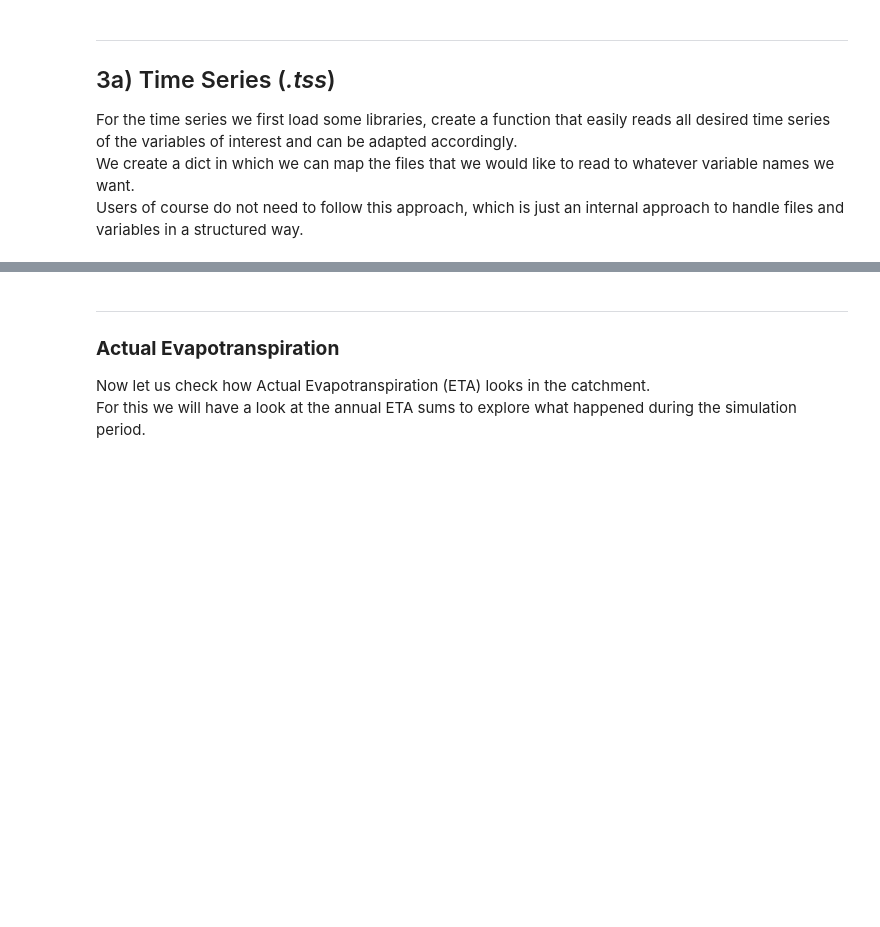
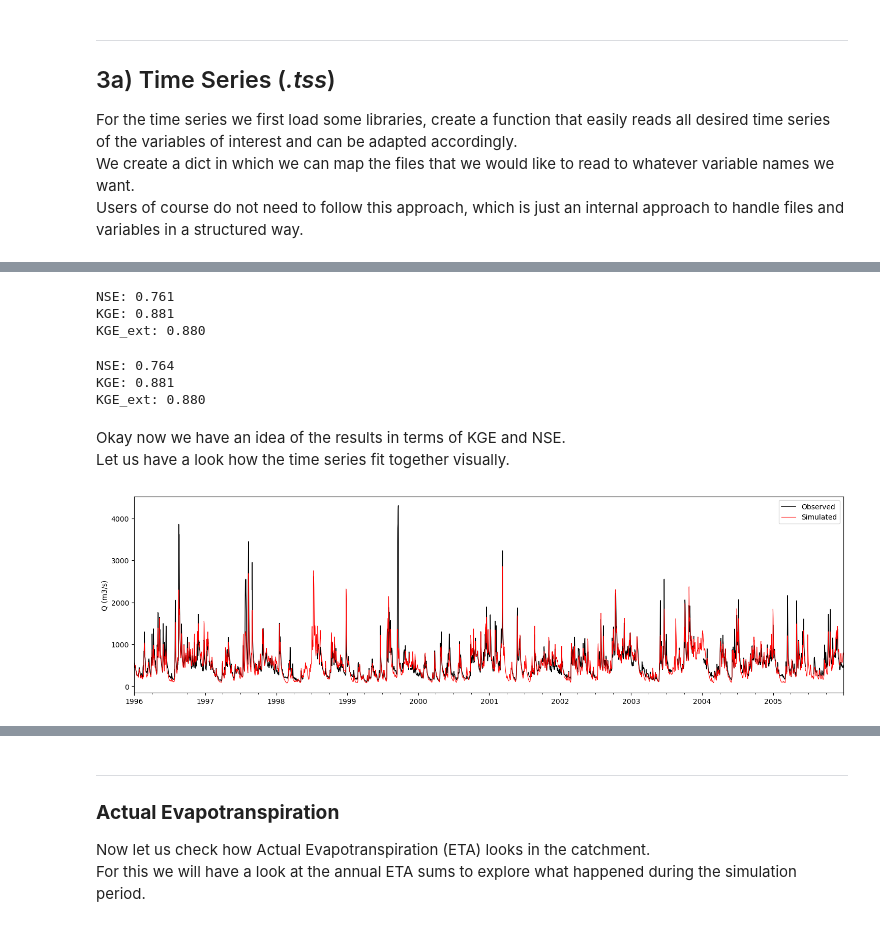
Before and after one commit to fuchsiger/lisflood_usecase_aisen, a Jupyter notebook: docs/3_Run.ipynb, the cells around one changed output, grey strips where cells are left out. Cells and saved outputs as stored; diff of their text form; code cells hidden in the pictures; blank space fills up the shorter version.

```diff
--- a/docs/3_Run.ipynb
+++ b/docs/3_Run.ipynb
@@ -371,0 +580,49 @@ dict_keys(['q', 'et0', 'ew0', 'ewact', 'eta', 'et_budy', 'es', 'transp', 'intcpt
+# %%
+# Extract simulated discharge
+qsim = lf_tss["q"]
+
+# Create a series of qobs and qsim
+qobs_series = qobs.iloc[:,0]  # assuming qobs has one column
+qsim_series = qsim.iloc[:,0]  # assuming qsim has one column
+
+# Get split date (when calib period starts)
+split_date = "1996-08-25" # this is the date when the official GloFAS calibration period starts, so we want to evaluate only on the data after this date
+
+# Subset
+qobs_20 = qobs_series.loc[split_date:]
+qsim_20 = qsim_series.loc[split_date:]
+
+# Compute metrics
+nse_20 = fun_nse(qobs_20, qsim_20)
+kge_20 = fun_kge(qobs_20, qsim_20)
+kge_ext_20 = KGE_JSD(qobs_20, qsim_20, dt=24)
+print(f"NSE: {nse_20:.3f} \nKGE: {kge_20:.3f} \nKGE_ext: {kge_ext_20:.3f}")
+# %% [output]
+NSE: 0.761
+KGE: 0.881
+KGE_ext: 0.880
+# %%
+# Calculate the metric
+nse = fun_nse(qobs_series,qsim_series)
+kge = fun_kge(qobs_series,qsim_series)
+kge_ext = KGE_JSD(qobs_series, qsim_series, dt=24)
+
+print(f"NSE: {nse:.3f} \nKGE: {kge:.3f} \nKGE_ext: {kge_ext:.3f}")
+# %% [output]
+NSE: 0.764
+KGE: 0.881
+KGE_ext: 0.880
+# %% [markdown]
+Okay now we have an idea of the results in terms of KGE and NSE. <br>
+Let us have a look how the time series fit together visually.
+# %%
+fig, ax = plt.subplots(figsize=(18,5))
+qobs.plot(ax=ax,lw=1.1,c="k")
+qsim.plot(ax=ax,lw=0.8,c="r")
+ax.set_ylabel("Q (m3/s)")
+# ax.set_xlim(qobs.index[0],qobs.index[-1])
+ax.set_xlim(qobs.index[0],qobs.index[365*10])
+ax.set_xlabel("")
+ax.legend(["Observed","Simulated"]);
+# %% [output]
+[figure, added]
```
Also changed, not shown: parts of 26 cells of this notebook, 3 other files.
